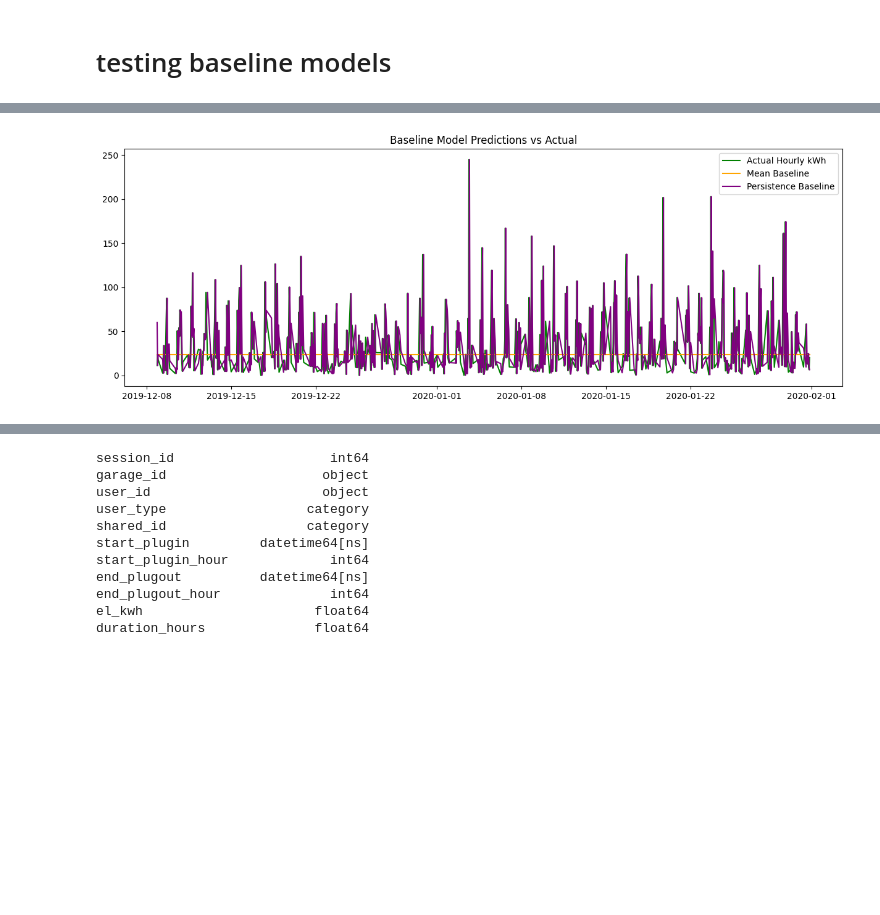
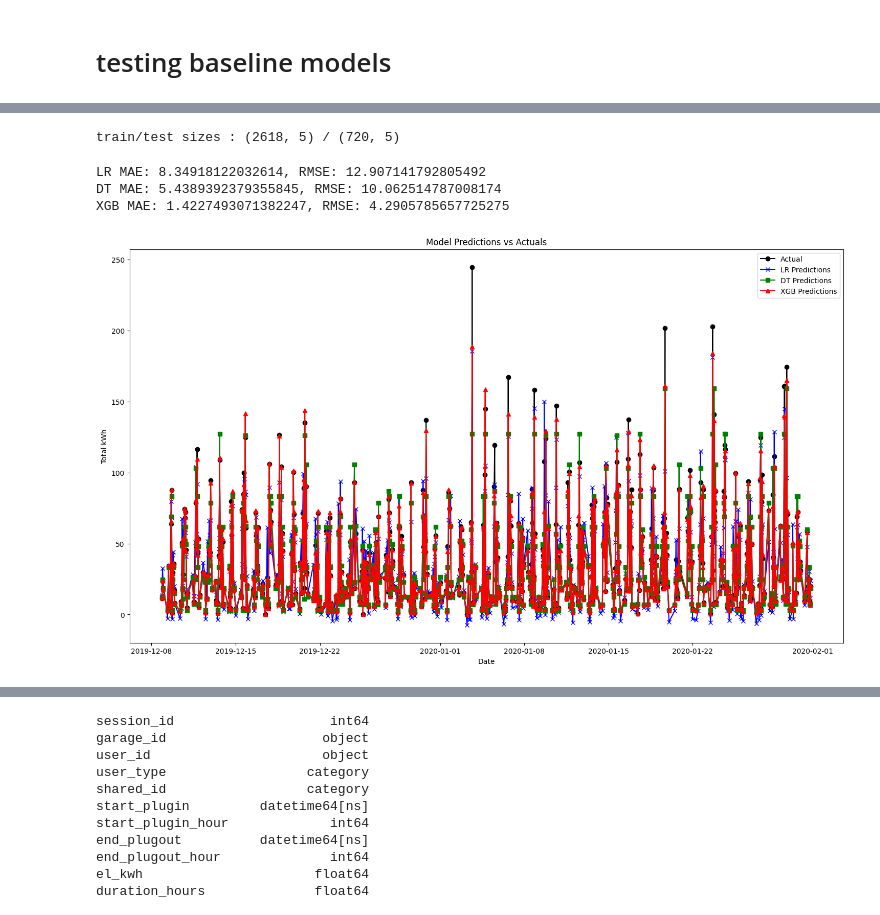
Before and after one commit to zahr888/mlops-ev-charging-predictor, a Jupyter notebook: notebooks/01_eda.ipynb, the cells around one changed output, grey strips where cells are left out. Cells and saved outputs as stored; diff of their text form; code cells hidden in the pictures; blank space fills up the shorter version.

Commit message:
changed the baseline models

```diff
--- a/notebooks/01_eda.ipynb
+++ b/notebooks/01_eda.ipynb
@@ -76,0 +53,2 @@ Persistence MAE: 30.09113888888889 RMSE: 43.0032393773358
+# %%
+dfh = hourly_total.copy()
@@ -76,0 +64,5 @@ Persistence MAE: 30.09113888888889 RMSE: 43.0032393773358
+# %%
+dfh['hour_of_day'] = dfh.index.hour
+dfh['day_of_week'] = dfh.index.dayofweek
+dfh['month'] = dfh.index.month
+dfh
@@ -77,10 +84,54 @@ Persistence MAE: 30.09113888888889 RMSE: 43.0032393773358
+# %%
+x=dfh[['n_sessions', 'avg_kwh', 'hour_of_day', 'day_of_week', 'month']]
+y=dfh['total_kwh']
+
+# time based split
+split_date = dfh.index[-24*30]
+x_train = x[dfh.index < split_date]
+x_test = x[dfh.index >= split_date]
+y_train = y[dfh.index < split_date]
+y_test = y[dfh.index >= split_date]
+
+print(f"train/test sizes : {x_train.shape} / {x_test.shape}")
+# %% [output]
+train/test sizes : (2618, 5) / (720, 5)
+# %%
+lr = Pipeline([('scaler', StandardScaler()), ('lr', LinearRegression())])
+dt = DecisionTreeRegressor(random_state=42,max_depth=5)
+xgb = XGBRegressor(n_estimators=100, verbosity=0, random_state=42, max_depth=5)
+# %%
+lr.fit(x_train, y_train)
+dt.fit(x_train, y_train)
+xgb.fit(x_train, y_train)
+
+preds_lr = lr.predict(x_test)
+preds_dt = dt.predict(x_test)
+preds_xgb = xgb.predict(x_test)
+
+mae_lr = mean_absolute_error(y_test, preds_lr)
+mse_lr = root_mean_squared_error(y_test, preds_lr)
+mae_dt = mean_absolute_error(y_test, preds_dt)
+mse_dt = root_mean_squared_error(y_test, preds_dt)
+mae_xgb = mean_absolute_error(y_test, preds_xgb)
+mse_xgb = root_mean_squared_error(y_test, preds_xgb)
+
+print(f"LR MAE: {mae_lr}, RMSE: {mse_lr}")
+print(f"DT MAE: {mae_dt}, RMSE: {mse_dt}")
+print(f"XGB MAE: {mae_xgb}, RMSE: {mse_xgb}")
+# %% [output]
+LR MAE: 8.34918122032614, RMSE: 12.907141792805492
+DT MAE: 5.4389392379355845, RMSE: 10.062514787008174
+XGB MAE: 1.4227493071382247, RMSE: 4.2905785657725275
 # %%
-plt.figure(figsize=(15,5))
-plt.plot(test.index, test["total_kwh"], label="Actual Hourly kWh", color='green')
-plt.plot(test.index, mean_preds, label="Mean Baseline", color='orange')
-plt.plot(test.index, persistence_preds, label="Persistence Baseline", color='purple')
+plt.figure(figsize=(18,10))
+plt.plot(y_test.index, y_test, label='Actual', marker='o', color='black')
+plt.plot(y_test.index, preds_lr, label='LR Predictions', marker='x', color='blue')
+plt.plot(y_test.index, preds_dt, label='DT Predictions', marker='s', color='green')
+plt.plot(y_test.index, preds_xgb, label='XGB Predictions', marker='^', color='red')
+plt.xlabel('Date')
+plt.ylabel('Total kWh')
+plt.title('Model Predictions vs Actuals')
 plt.legend()
-plt.title("Baseline Model Predictions vs Actual")
 plt.show()
 # %% [output]
-[figure, old version]
+[figure, new version]
```
Also changed, not shown: parts of 7 cells of this notebook, 2 other files.
